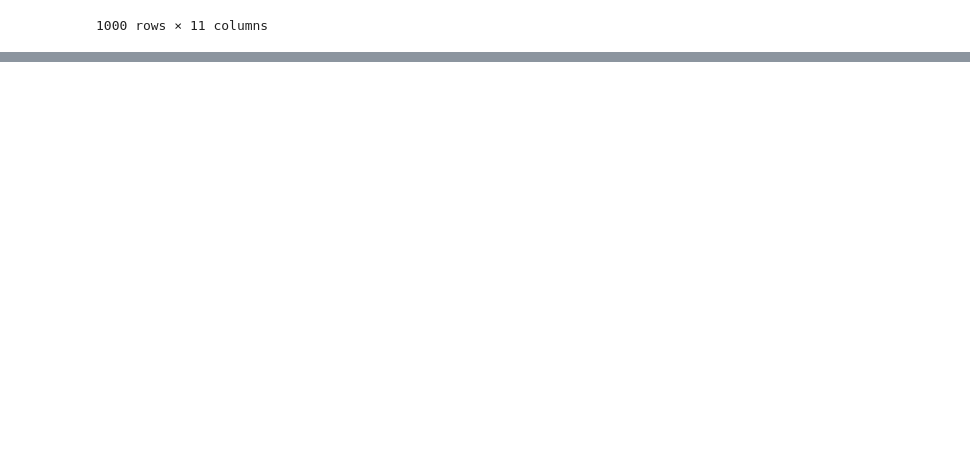
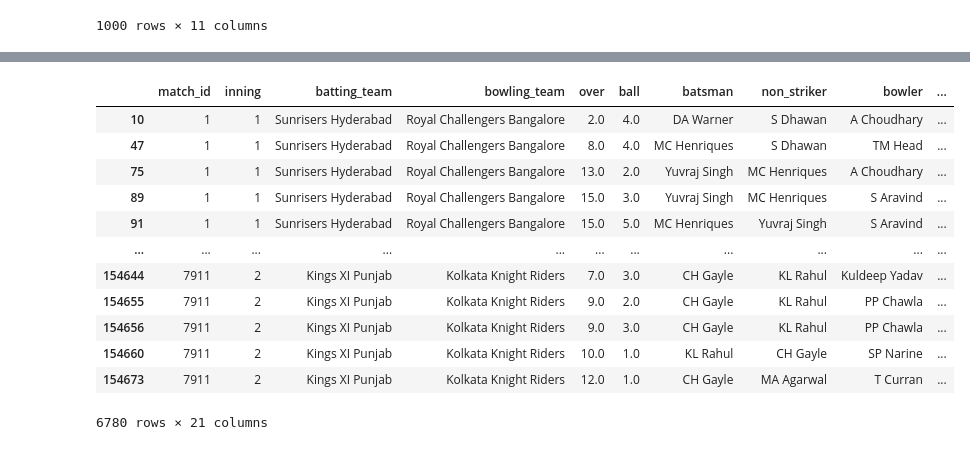
Before and after one commit to birusolankar/Pandas, a Jupyter notebook: Pandas_groupby.ipynb, the cells around one changed output, grey strips where cells are left out. Saved outputs shown, nothing was run; the diff lists cells and outputs as text; code cells hidden in the pictures; blank space fills up the shorter version.

```diff
--- a/Pandas_groupby.ipynb
+++ b/Pandas_groupby.ipynb
@@ -689,0 +795,17 @@ To adopt the future behavior and silence this warning, use
+# %%
+# top 5 batsment with max number of six
+ipl[ipl["batsman_runs"]==6]
+# %% [output]
+|  | match_id | inning | batting_team | bowling_team | over | ball | batsman | non_striker | bowler | ... |
+| 10 | 1 | 1 | Sunrisers Hyderabad | Royal Challengers Bangalore | 2.0 | 4.0 | DA Warner | S Dhawan | A Choudhary | ... |
+| 47 | 1 | 1 | Sunrisers Hyderabad | Royal Challengers Bangalore | 8.0 | 4.0 | MC Henriques | S Dhawan | TM Head | ... |
+| 75 | 1 | 1 | Sunrisers Hyderabad | Royal Challengers Bangalore | 13.0 | 2.0 | Yuvraj Singh | MC Henriques | A Choudhary | ... |
+| 89 | 1 | 1 | Sunrisers Hyderabad | Royal Challengers Bangalore | 15.0 | 3.0 | Yuvraj Singh | MC Henriques | S Aravind | ... |
+| 91 | 1 | 1 | Sunrisers Hyderabad | Royal Challengers Bangalore | 15.0 | 5.0 | MC Henriques | Yuvraj Singh | S Aravind | ... |
+| ... | ... | ... | ... | ... | ... | ... | ... | ... | ... | ... |
+| 154644 | 7911 | 2 | Kings XI Punjab | Kolkata Knight Riders | 7.0 | 3.0 | CH Gayle | KL Rahul | Kuldeep Yadav | ... |
+| 154655 | 7911 | 2 | Kings XI Punjab | Kolkata Knight Riders | 9.0 | 2.0 | CH Gayle | KL Rahul | PP Chawla | ... |
+| 154656 | 7911 | 2 | Kings XI Punjab | Kolkata Knight Riders | 9.0 | 3.0 | CH Gayle | KL Rahul | PP Chawla | ... |
+| 154660 | 7911 | 2 | Kings XI Punjab | Kolkata Knight Riders | 10.0 | 1.0 | KL Rahul | CH Gayle | SP Narine | ... |
+| 154673 | 7911 | 2 | Kings XI Punjab | Kolkata Knight Riders | 12.0 | 1.0 | CH Gayle | MA Agarwal | T Curran | ... |
+6780 rows × 21 columns
```
Also changed, not shown: parts of 21 cells of this notebook.
